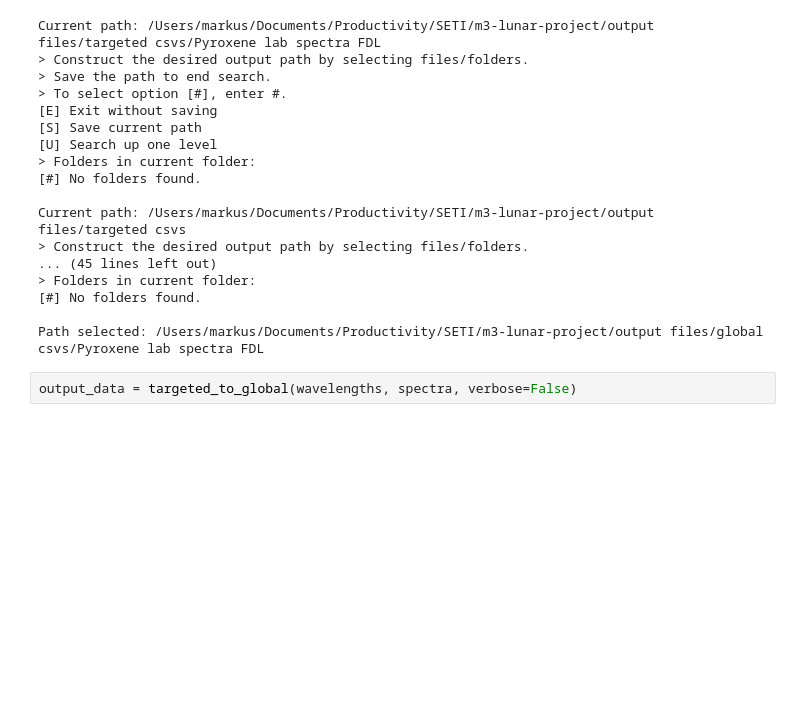
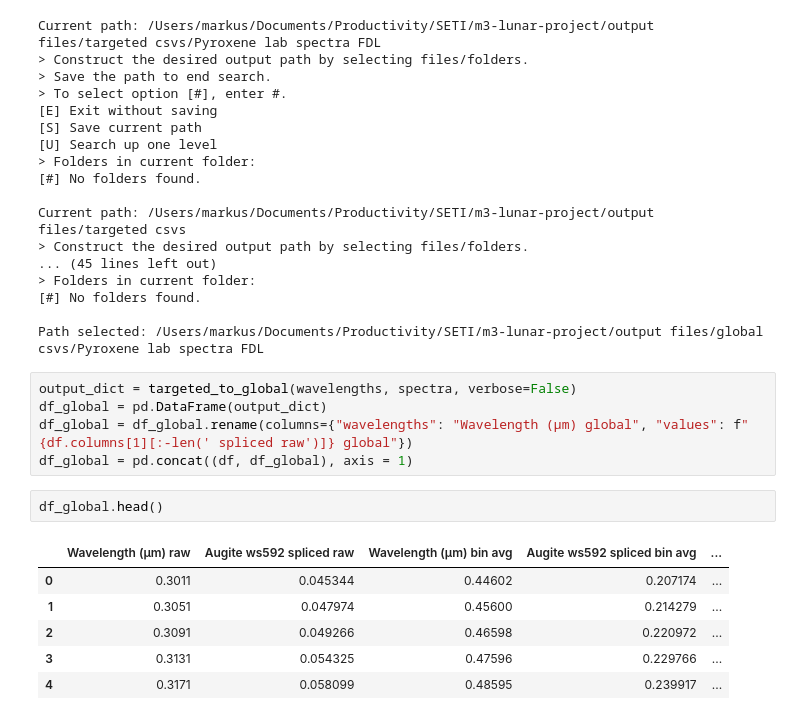
Before and after one commit to markusgruendler/m3-lunar-project, a Jupyter notebook: scripts/su25 script.ipynb, the cells around one changed output. Drawn from its saved outputs; the diff is of its cells as text; blank space fills up the shorter version.

```diff
--- a/scripts/su25 script.ipynb
+++ b/scripts/su25 script.ipynb
@@ -429,4 +401,16 @@ Current path: /Users/markus/Documents/Productivity/SETI/m3-lunar-project/output
 
 Path selected: /Users/markus/Documents/Productivity/SETI/m3-lunar-project/output files/global csvs/Pyroxene lab spectra FDL
 # %%
-output_data = targeted_to_global(wavelengths, spectra, verbose=False)
+output_dict = targeted_to_global(wavelengths, spectra, verbose=False)
+df_global = pd.DataFrame(output_dict)
+df_global = df_global.rename(columns={"wavelengths": "Wavelength (µm) global", "values": f"{df.columns[1][:-len(' spliced raw')]} global"})
+df_global = pd.concat((df, df_global), axis = 1)
+# %%
+df_global.head()
+# %% [output]
+|  | Wavelength (µm) raw | Augite ws592 spliced raw | Wavelength (µm) bin avg | Augite ws592 spliced bin avg | ... |
+| 0 | 0.3011 | 0.045344 | 0.44602 | 0.207174 | ... |
+| 1 | 0.3051 | 0.047974 | 0.45600 | 0.214279 | ... |
+| 2 | 0.3091 | 0.049266 | 0.46598 | 0.220972 | ... |
+| 3 | 0.3131 | 0.054325 | 0.47596 | 0.229766 | ... |
+| 4 | 0.3171 | 0.058099 | 0.48595 | 0.239917 | ... |
```
Also changed, not shown: parts of 7 cells of this notebook.
